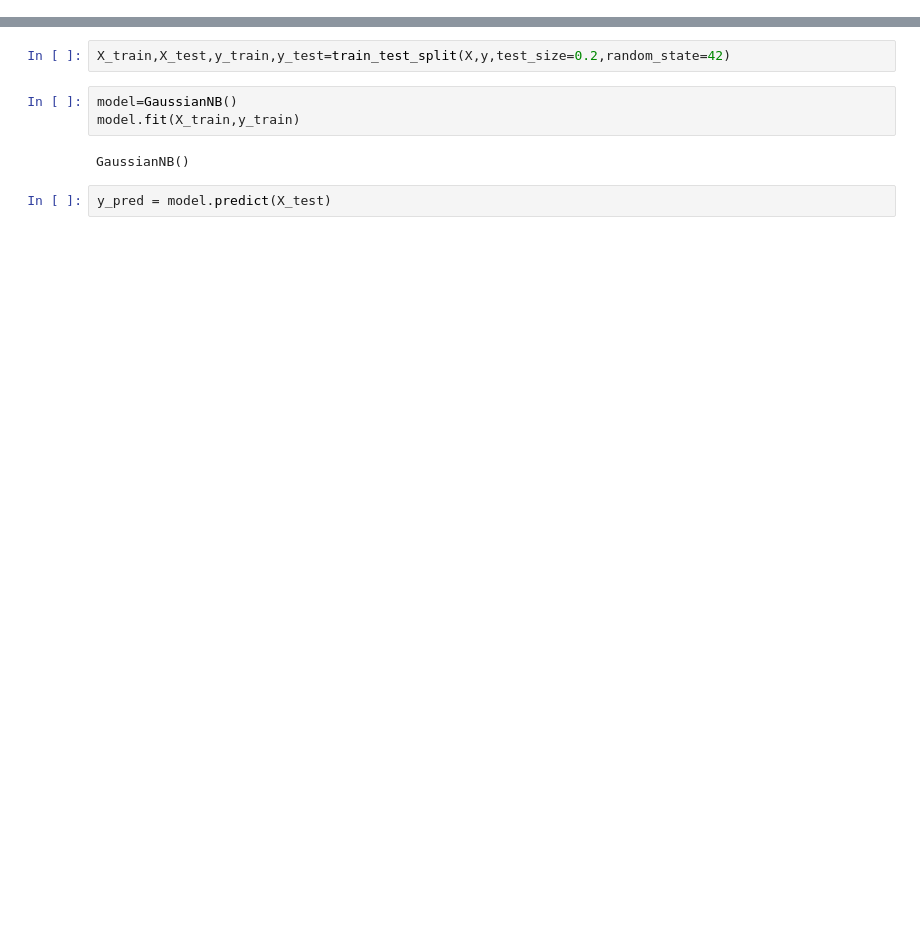
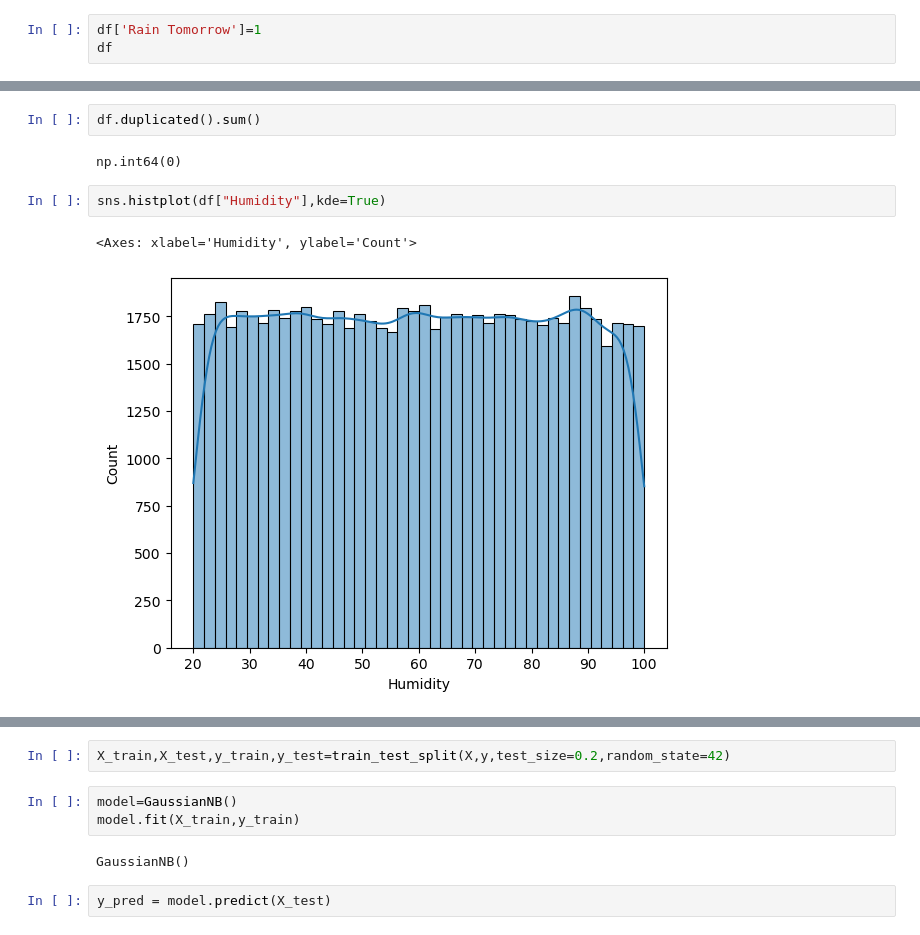
Before and after one commit to sakthigowshick/navie-bayes-weather-forecast, a Jupyter notebook: CODE.ipynb, the cells around one changed output, grey strips where cells are left out. Cells and saved outputs as stored; diff of their text form; blank space fills up the shorter version.

```diff
--- a/CODE.ipynb
+++ b/CODE.ipynb
@@ -23,0 +27,3 @@ df
+# %%
+df['Rain Tomorrow']=1
+df
@@ -23,0 +61,9 @@ df
+# %%
+df.duplicated().sum()
+# %% [output]
+np.int64(0)
+# %%
+sns.histplot(df["Humidity"],kde=True)
+# %% [output]
+<Axes: xlabel='Humidity', ylabel='Count'>
+[figure, added]
```
Also changed, not shown: parts of 14 cells of this notebook, 4 other files.
